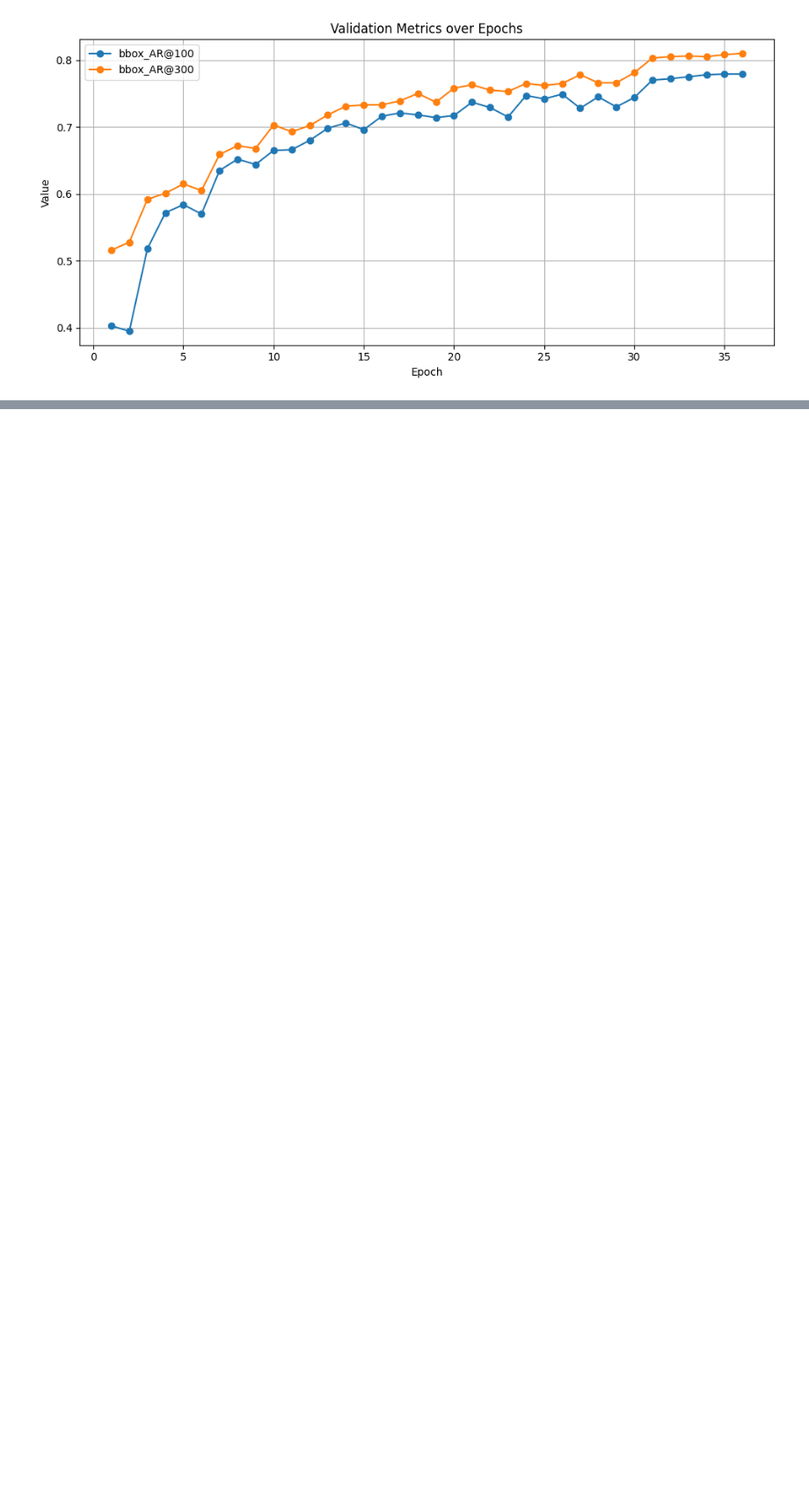
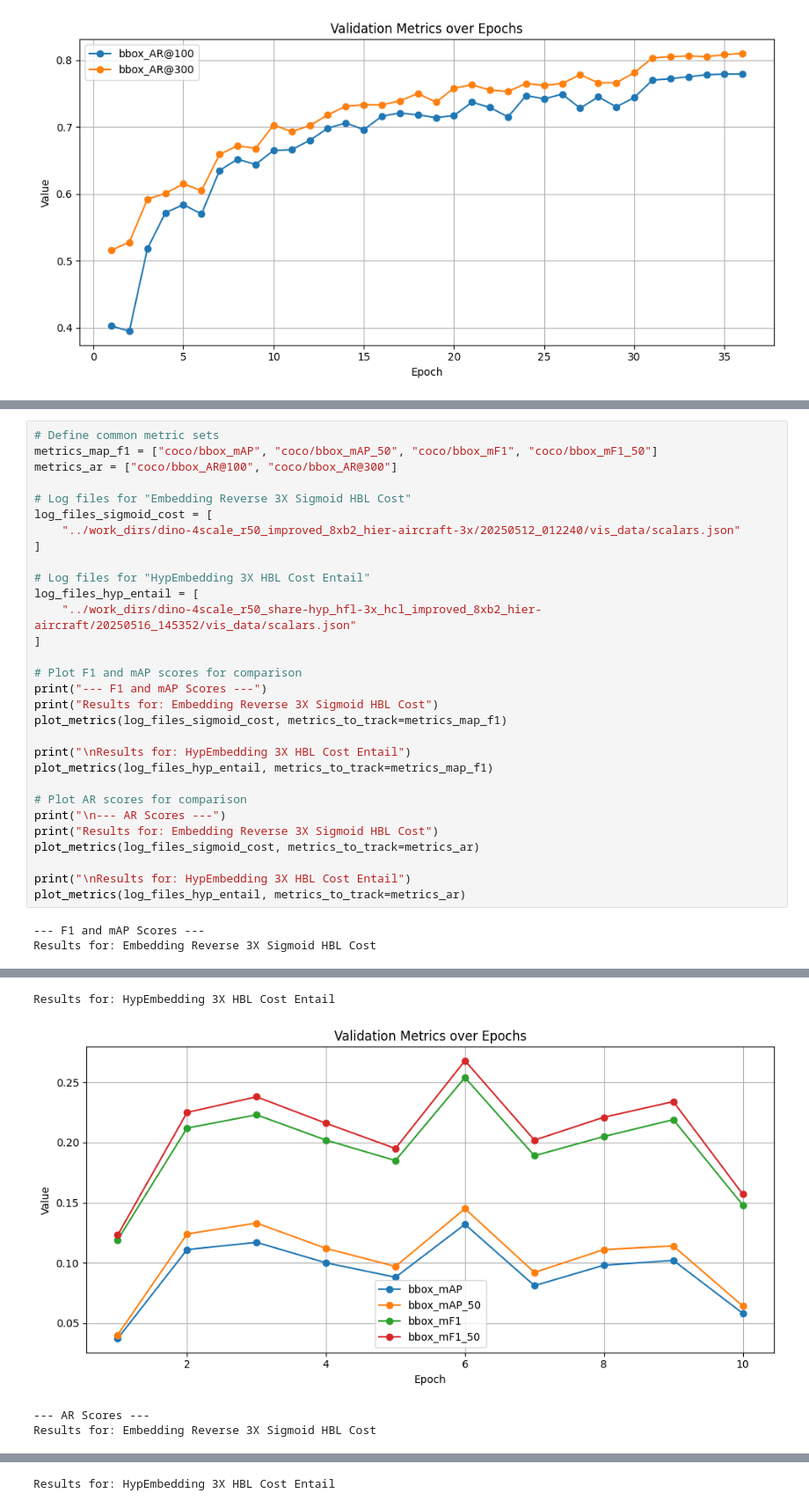
Before and after one commit to Gogonemnem/hierarchical-object-detection, a Jupyter notebook: notebooks/runs.ipynb, the cells around one changed output, grey strips where cells are left out. Shown at 88% size. Drawn from its saved outputs; the diff is of its cells as text; blank space fills up the shorter version.

```diff
--- a/notebooks/runs.ipynb
+++ b/notebooks/runs.ipynb
@@ -297,0 +279,33 @@ plot_metrics(log_files, metrics_to_track=["coco/bbox_AR@100", "coco/bbox_AR@300"
+# %%
+# Define common metric sets
+metrics_map_f1 = ["coco/bbox_mAP", "coco/bbox_mAP_50", "coco/bbox_mF1", "coco/bbox_mF1_50"]
+metrics_ar = ["coco/bbox_AR@100", "coco/bbox_AR@300"]
+
+# Log files for "Embedding Reverse 3X Sigmoid HBL Cost"
+log_files_sigmoid_cost = [
+    "../work_dirs/dino-4scale_r50_improved_8xb2_hier-aircraft-3x/20250512_012240/vis_data/scalars.json"
+]
+
+# Log files for "HypEmbedding 3X HBL Cost Entail"
+log_files_hyp_entail = [
+    "../work_dirs/dino-4scale_r50_share-hyp_hfl-3x_hcl_improved_8xb2_hier-aircraft/20250516_145352/vis_data/scalars.json"
+]
+
+# Plot F1 and mAP scores for comparison
+print("--- F1 and mAP Scores ---")
+print("Results for: Embedding Reverse 3X Sigmoid HBL Cost")
+plot_metrics(log_files_sigmoid_cost, metrics_to_track=metrics_map_f1)
+
+print("\nResults for: HypEmbedding 3X HBL Cost Entail")
+plot_metrics(log_files_hyp_entail, metrics_to_track=metrics_map_f1)
+
+# Plot AR scores for comparison
+print("\n--- AR Scores ---")
+print("Results for: Embedding Reverse 3X Sigmoid HBL Cost")
+plot_metrics(log_files_sigmoid_cost, metrics_to_track=metrics_ar)
+
+print("\nResults for: HypEmbedding 3X HBL Cost Entail")
+plot_metrics(log_files_hyp_entail, metrics_to_track=metrics_ar)
+# %% [output]
+--- F1 and mAP Scores ---
+Results for: Embedding Reverse 3X Sigmoid HBL Cost
@@ -297,0 +313,4 @@ plot_metrics(log_files, metrics_to_track=["coco/bbox_AR@100", "coco/bbox_AR@300"
+Results for: HypEmbedding 3X HBL Cost Entail
+[figure, added]
+--- AR Scores ---
+Results for: Embedding Reverse 3X Sigmoid HBL Cost
@@ -297,0 +318 @@ plot_metrics(log_files, metrics_to_track=["coco/bbox_AR@100", "coco/bbox_AR@300"
+Results for: HypEmbedding 3X HBL Cost Entail
```
Also changed, not shown: parts of 2 cells of this notebook, 2 other files.
